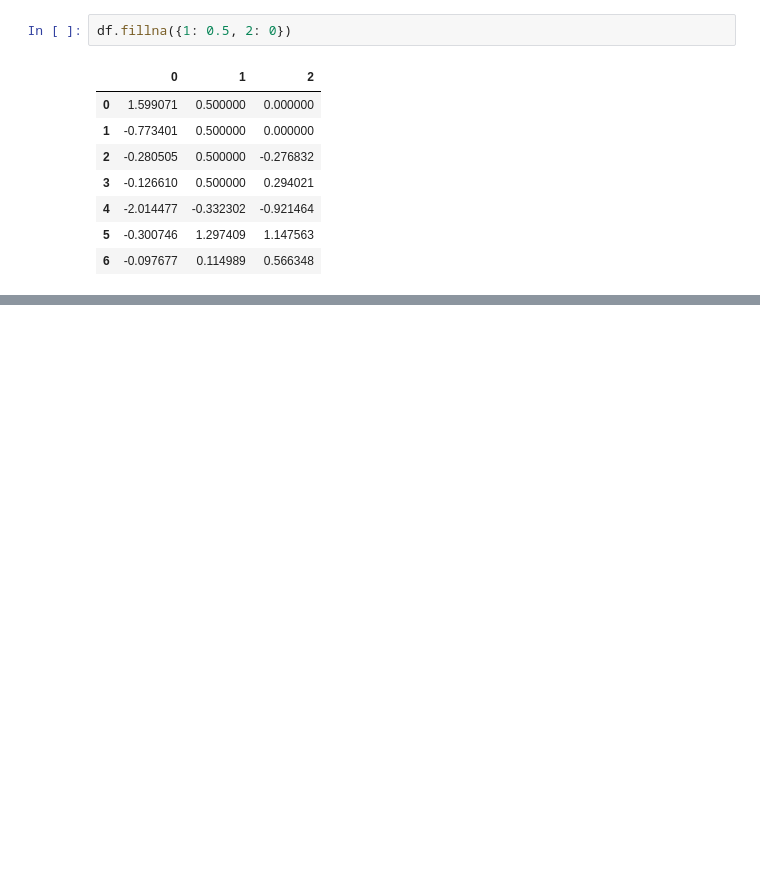
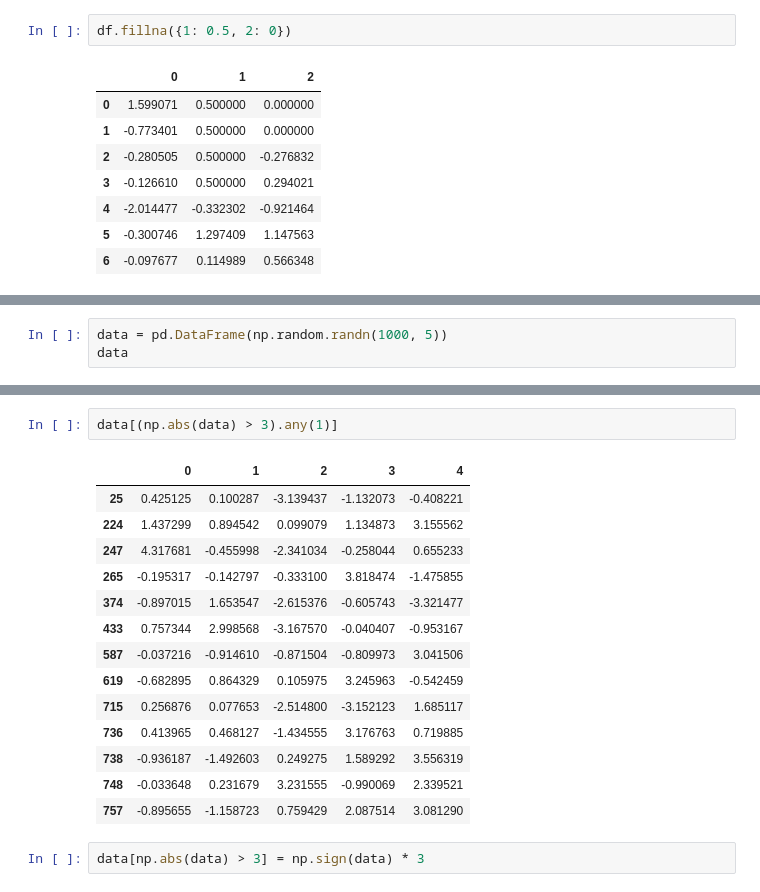
Before and after one commit to mhassandata/piaic_assignments, a Jupyter notebook: Pandas/pandas/pandas_from_book_example_chapter5-8.ipynb, the cells around one changed output, grey strips where cells are left out. Drawn from its saved outputs; the diff is of its cells as text; blank space fills up the shorter version.

```diff
--- a/Pandas/pandas/pandas_from_book_example_chapter5-8.ipynb
+++ b/Pandas/pandas/pandas_from_book_example_chapter5-8.ipynb
@@ -2031,0 +2034,3 @@ Length: 1000, dtype: int64
+# %%
+data = pd.DataFrame(np.random.randn(1000, 5))
+data
@@ -2031,0 +2086,19 @@ Length: 1000, dtype: int64
+# %%
+data[(np.abs(data) > 3).any(1)]
+# %% [output]
+|  | 0 | 1 | 2 | 3 | 4 |
+| 25 | 0.425125 | 0.100287 | -3.139437 | -1.132073 | -0.408221 |
+| 224 | 1.437299 | 0.894542 | 0.099079 | 1.134873 | 3.155562 |
+| 247 | 4.317681 | -0.455998 | -2.341034 | -0.258044 | 0.655233 |
+| 265 | -0.195317 | -0.142797 | -0.333100 | 3.818474 | -1.475855 |
+| 374 | -0.897015 | 1.653547 | -2.615376 | -0.605743 | -3.321477 |
+| 433 | 0.757344 | 2.998568 | -3.167570 | -0.040407 | -0.953167 |
+| 587 | -0.037216 | -0.914610 | -0.871504 | -0.809973 | 3.041506 |
+| 619 | -0.682895 | 0.864329 | 0.105975 | 3.245963 | -0.542459 |
+| 715 | 0.256876 | 0.077653 | -2.514800 | -3.152123 | 1.685117 |
+| 736 | 0.413965 | 0.468127 | -1.434555 | 3.176763 | 0.719885 |
+| 738 | -0.936187 | -1.492603 | 0.249275 | 1.589292 | 3.556319 |
+| 748 | -0.033648 | 0.231679 | 3.231555 | -0.990069 | 2.339521 |
+| 757 | -0.895655 | -1.158723 | 0.759429 | 2.087514 | 3.081290 |
+# %%
+data[np.abs(data) > 3] = np.sign(data) * 3
```
Also changed, not shown: parts of 108 cells of this notebook.
